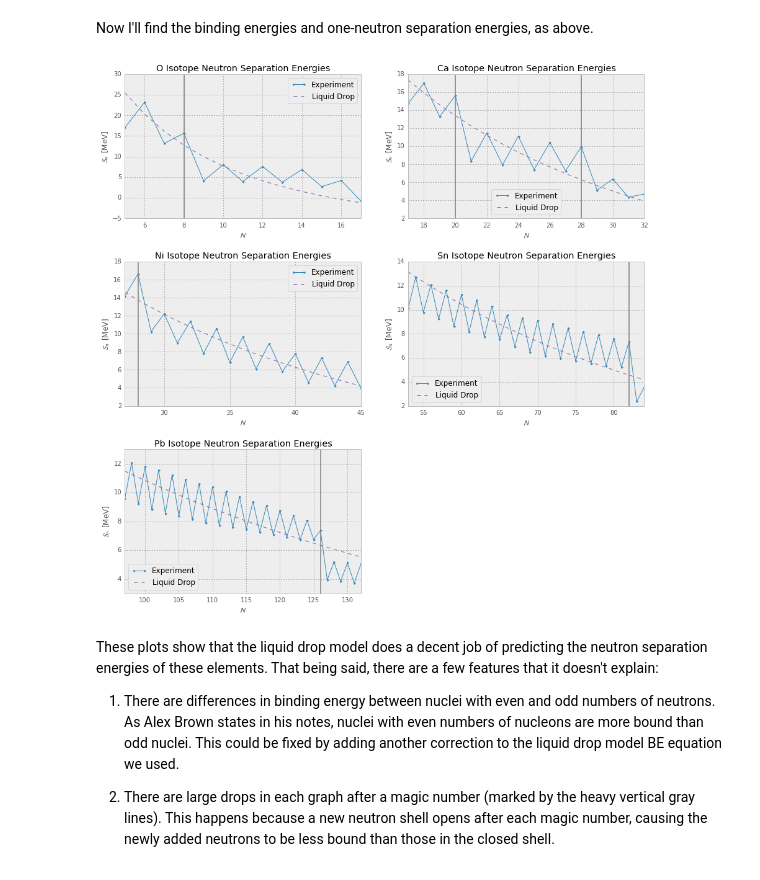
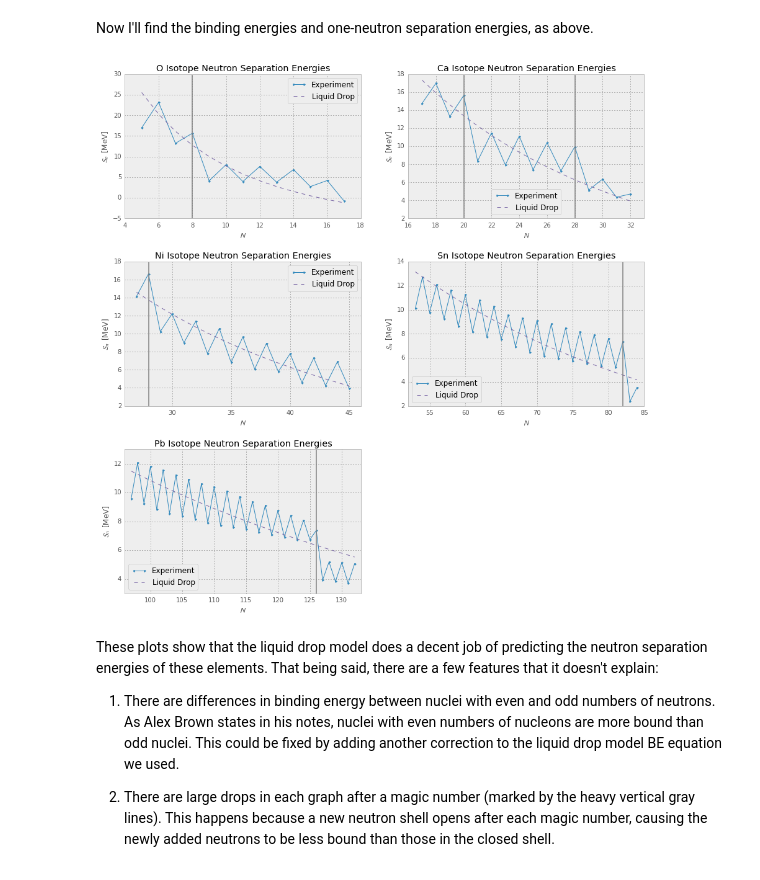
Before and after one commit to jbradt/structure_work, a Jupyter notebook: exercise_1/exercise_1.ipynb, the cells around one changed output. Cells and saved outputs as stored; diff of their text form; code cells hidden in the pictures.

```diff
--- a/exercise_1/exercise_1.ipynb
+++ b/exercise_1/exercise_1.ipynb
@@ -80,25 +82,25 @@ for label, z in elmnts.items():
 # %%
 fig = plt.figure()
 fig.set_figwidth(15)
 fig.set_figheight(15)
 nrows = 3
 ncols = 2
 assert len(elmnts) < nrows * ncols
 for idx, lbl in enumerate(sorted(elmnts, key=elmnts.get)):
     ax = plt.subplot(nrows, ncols, idx+1)
     expt = n_sep_data[lbl]
     ld = ld_n_sep[lbl]
     plt.plot(expt[:,0], expt[:,1], '.-', label='Experiment')
     plt.plot(ld[:,0], ld[:,1], '--', label='Liquid Drop')
     plt.legend(loc='best')
     plt.title(lbl + ' Isotope Neutron Separation Energies')
     plt.xlabel('$N$')
     plt.ylabel('$S_n$ [MeV]')
     for x in (2, 8, 20, 28, 50, 82, 126):
         ax.axvline(x, linestyle='-', color='gray', linewidth=1.5)
-    plt.xlim(expt[:,0].min(), expt[:,0].max())
+    plt.xlim(expt[:,0].min() - 1, expt[:,0].max() + 1)
 # %% [output]
-[figure, old version]
+[figure, new version]
 # %% [markdown]
 These plots show that the liquid drop model does a decent job of predicting the neutron separation energies of these elements. That being said, there are a few features that it doesn't explain:
 
```
Also changed, not shown: parts of 18 cells of this notebook.
